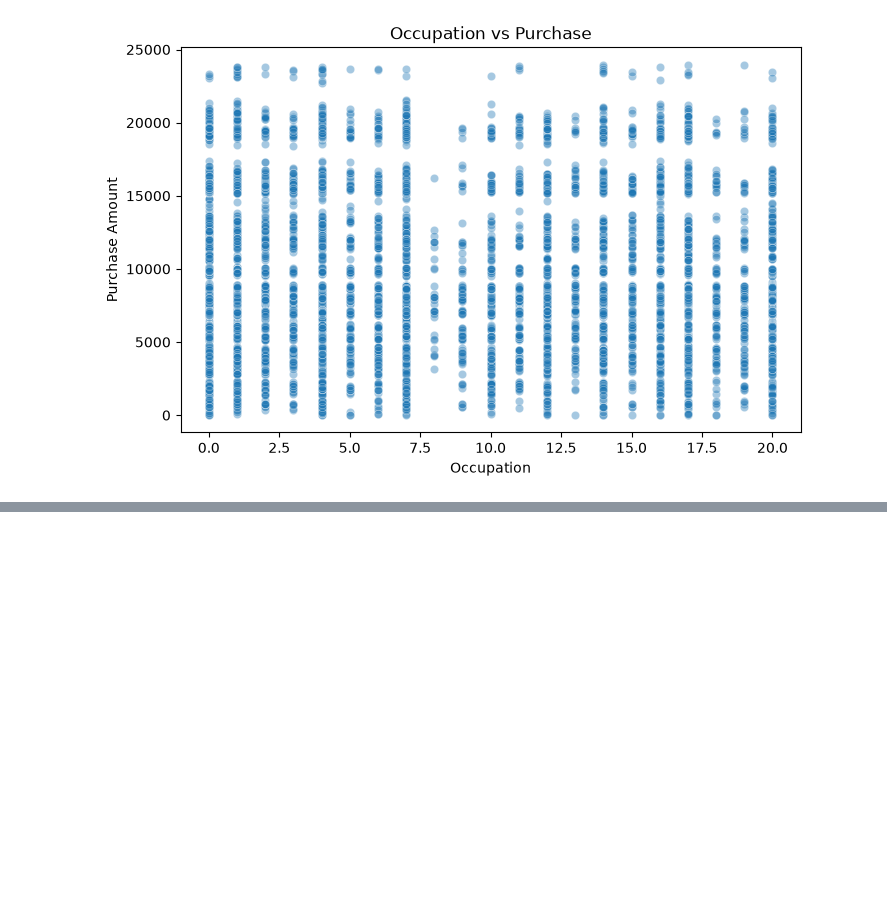
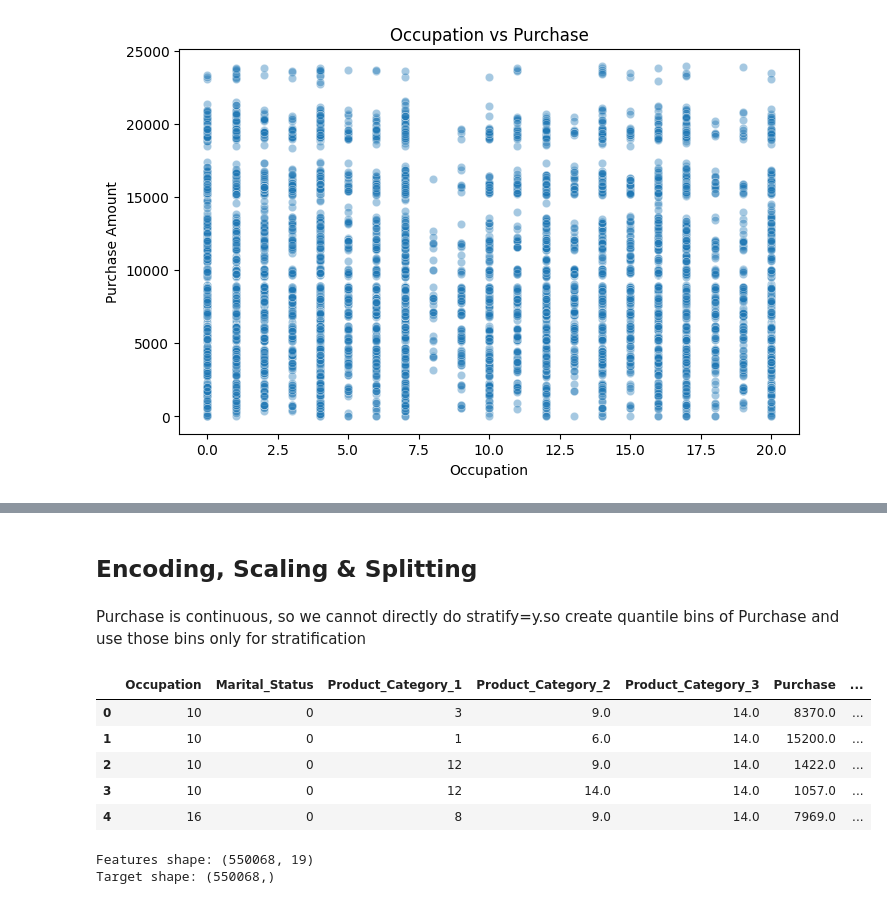
Before and after one commit to snehitha-araveti/ML-Capstone-Project-2026, a Jupyter notebook: notebooks/regression.ipynb, the cells around one changed output, grey strips where cells are left out. Cells and saved outputs as stored; diff of their text form; code cells hidden in the pictures; blank space fills up the shorter version.

```diff
--- a/notebooks/regression.ipynb
+++ b/notebooks/regression.ipynb
@@ -213,0 +308,4 @@ plt.show()
+# %%
+df["Purchase"] = df["Purchase"].clip(lower=lower_bound,upper=upper_bound)
+outliers1 = df[(df["Purchase"] < lower_bound) |(df["Purchase"] > upper_bound)]
+print("Number of outliers:", len(outliers1))
@@ -213,0 +321,13 @@ plt.show()
+# %%
+age_midpoints = {
+    "0-17": 8.5,
+    "18-25": 21.5,
+    "26-35": 30.5,
+    "36-45": 40.5,
+    "46-50": 48,
+    "51-55": 53,
+    "55+": 60
+}
+
+df["Age_Midpoint"] = df["Age"].map(age_midpoints)
+df[["Age", "Age_Midpoint"]].head()
@@ -213,0 +341,28 @@ plt.show()
+# %% [markdown]
+## Encoding, Scaling & Splitting
+# %% [markdown]
+Purchase is continuous, so we cannot directly do stratify=y.so create quantile bins of Purchase and use those bins only for stratification
+# %%
+categorical_columns = ["Gender","Age","City_Category","Stay_In_Current_City_Years"]
+df = pd.get_dummies(df,columns=categorical_columns,drop_first=True,dtype=int)
+# %%
+# removing user id and product id
+df = df.drop(columns=["User_ID", "Product_ID"])
+# %%
+df.head()
+# %% [output]
+|  | Occupation | Marital_Status | Product_Category_1 | Product_Category_2 | Product_Category_3 | Purchase | ... |
+| 0 | 10 | 0 | 3 | 9.0 | 14.0 | 8370.0 | ... |
+| 1 | 10 | 0 | 1 | 6.0 | 14.0 | 15200.0 | ... |
+| 2 | 10 | 0 | 12 | 9.0 | 14.0 | 1422.0 | ... |
+| 3 | 10 | 0 | 12 | 14.0 | 14.0 | 1057.0 | ... |
+| 4 | 16 | 0 | 8 | 9.0 | 14.0 | 7969.0 | ... |
+# %%
+X = df.drop(columns="Purchase")
+Y = df["Purchase"]
+
+print("Features shape:", X.shape)
+print("Target shape:", Y.shape)
+# %% [output]
+Features shape: (550068, 19)
+Target shape: (550068,)
```
Also changed, not shown: parts of 25 cells of this notebook.
